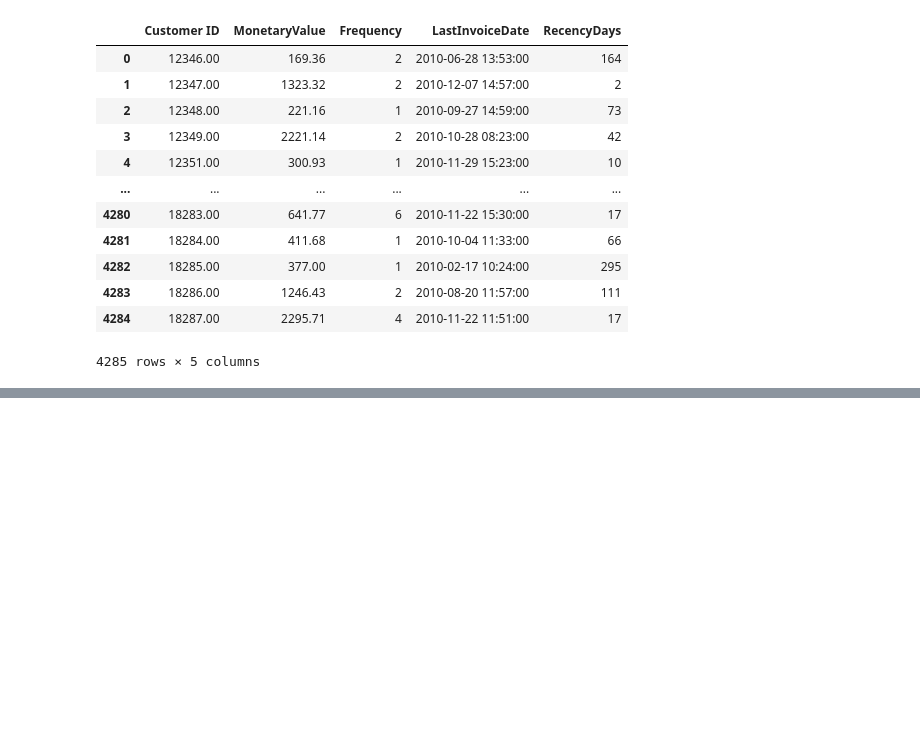
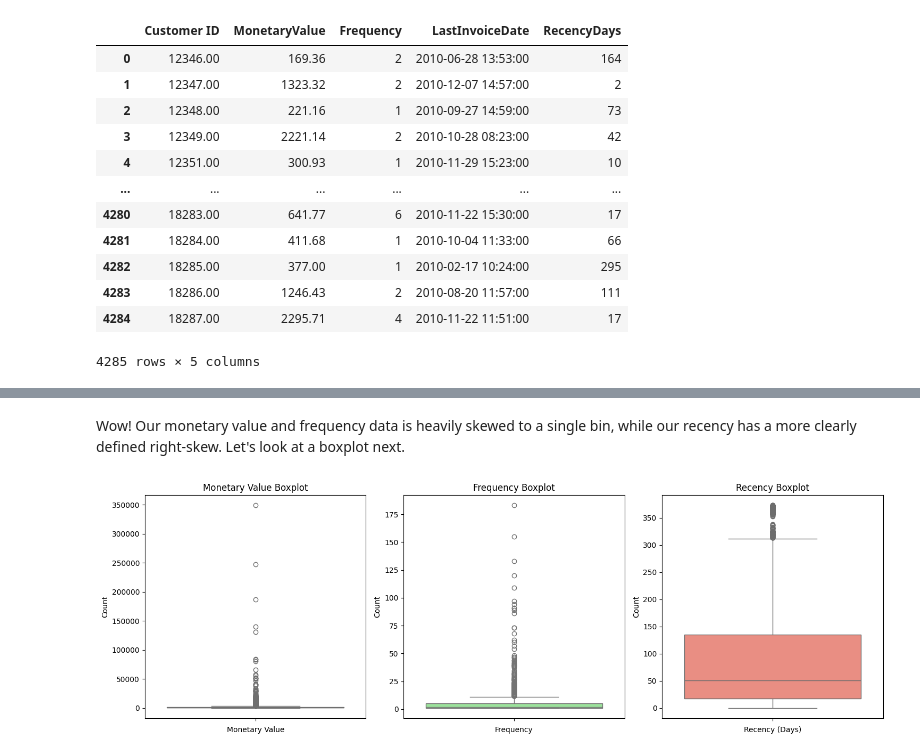
Before and after one commit to Achronus/data-exploration, a Jupyter notebook: retail-customer-analysis/analysis.ipynb, the cells around one changed output, grey strips where cells are left out. Cells and saved outputs as stored; diff of their text form; code cells hidden in the pictures; blank space fills up the shorter version.

```diff
--- a/retail-customer-analysis/analysis.ipynb
+++ b/retail-customer-analysis/analysis.ipynb
@@ -602,0 +628,27 @@ Okay, now let's start visualising our data's distributions and identify any outl
+# %% [markdown]
+Wow! Our monetary value and frequency data is heavily skewed to a single bin, while our recency has a more clearly defined right-skew. Let's look at a boxplot next.
+# %%
+plt.figure(figsize=(15, 5))
+
+plt.subplot(1, 3, 1)
+sns.boxplot(aggregated_df['MonetaryValue'], color='skyblue')
+plt.title('Monetary Value Boxplot')
+plt.xlabel('Monetary Value')
+plt.ylabel('Count')
+
+plt.subplot(1, 3, 2)
+sns.boxplot(aggregated_df['Frequency'], color='lightgreen')
+plt.title('Frequency Boxplot')
+plt.xlabel('Frequency')
+plt.ylabel('Count')
+
+plt.subplot(1, 3, 3)
+sns.boxplot(aggregated_df['RecencyDays'], color='salmon')
+plt.title('Recency Boxplot')
+plt.xlabel('Recency (Days)')
+plt.ylabel('Count')
+
+plt.tight_layout()
+plt.show()
+# %% [output]
+[figure, added]
```
Also changed, not shown: parts of 22 cells of this notebook, 2 other files.
